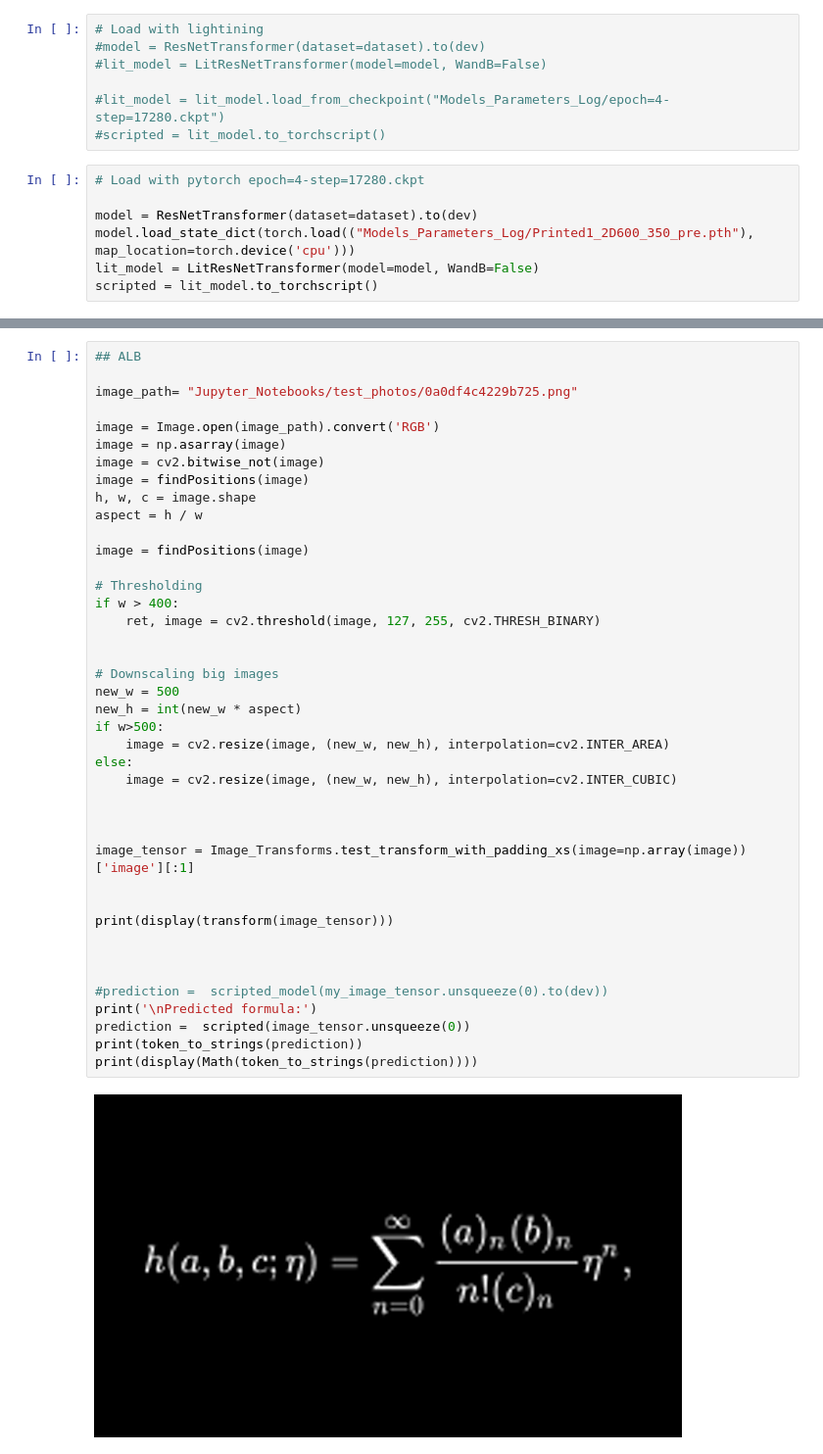
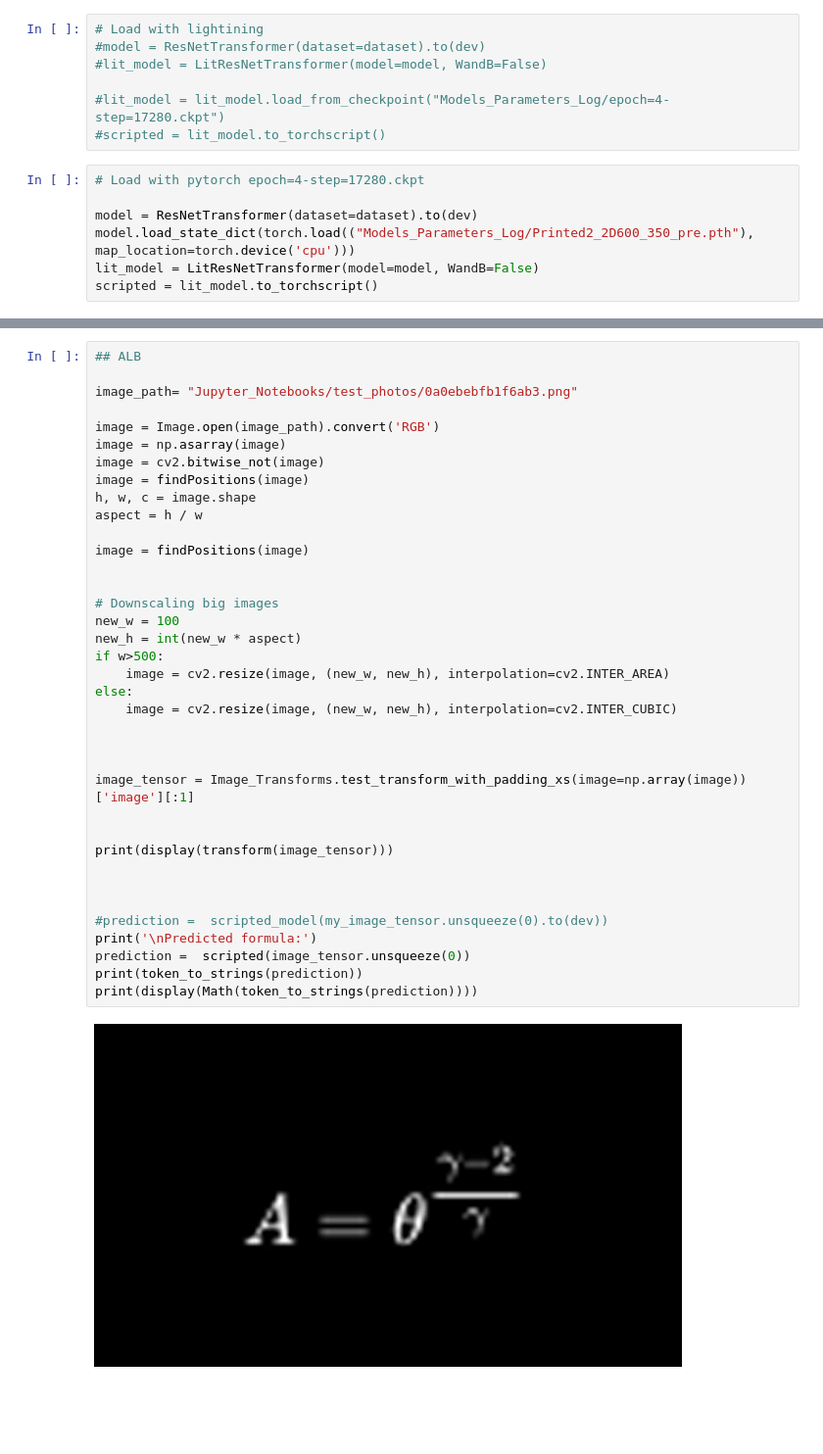
Before and after one commit to gmarus777/image-to-tex-OCR, a Jupyter notebook: Jupyter_Notebooks/LOCAL TorchScript Inference.ipynb, the cells around one changed output, grey strips where cells are left out. Shown at 98% size. Drawn from its saved outputs; the diff is of its cells as text; blank space fills up the shorter version.

```diff
--- a/Jupyter_Notebooks/LOCAL TorchScript Inference.ipynb
+++ b/Jupyter_Notebooks/LOCAL TorchScript Inference.ipynb
@@ -103,6 +103,6 @@ def findPositions(image):
 # Load with pytorch epoch=4-step=17280.ckpt
 
 model = ResNetTransformer(dataset=dataset).to(dev)
-model.load_state_dict(torch.load(("Models_Parameters_Log/Printed1_2D600_350_pre.pth"), map_location=torch.device('cpu')))
+model.load_state_dict(torch.load(("Models_Parameters_Log/Printed2_2D600_350_pre.pth"), map_location=torch.device('cpu')))
 lit_model = LitResNetTransformer(model=model, WandB=False)
 scripted = lit_model.to_torchscript()
@@ -207,46 +375,42 @@ None
 # %%
 ## ALB
 
-image_path= "Jupyter_Notebooks/test_photos/0a0df4c4229b725.png"
+image_path= "Jupyter_Notebooks/test_photos/0a0ebebfb1f6ab3.png"
 
 image = Image.open(image_path).convert('RGB')
 image = np.asarray(image)
 image = cv2.bitwise_not(image)
 image = findPositions(image)
 h, w, c = image.shape
 aspect = h / w
 
 image = findPositions(image)
 
-# Thresholding
-if w > 400:
-    ret, image = cv2.threshold(image, 127, 255, cv2.THRESH_BINARY)
-
 
 # Downscaling big images
-new_w = 500
+new_w = 100
 new_h = int(new_w * aspect)
 if w>500:
     image = cv2.resize(image, (new_w, new_h), interpolation=cv2.INTER_AREA)
 else:
     image = cv2.resize(image, (new_w, new_h), interpolation=cv2.INTER_CUBIC)
 
 
 
 image_tensor = Image_Transforms.test_transform_with_padding_xs(image=np.array(image))['image'][:1]
 
 
 print(display(transform(image_tensor)))
 
 
 
 #prediction =  scripted_model(my_image_tensor.unsqueeze(0).to(dev))
 print('\nPredicted formula:')
 prediction =  scripted(image_tensor.unsqueeze(0))
 print(token_to_strings(prediction))
 print(display(Math(token_to_strings(prediction))))
 # %% [output]
-[figure, old version]
+[figure, new version]
 None
 
 Predicted formula:
```
Also changed, not shown: parts of 15 cells of this notebook, 1 other file.
